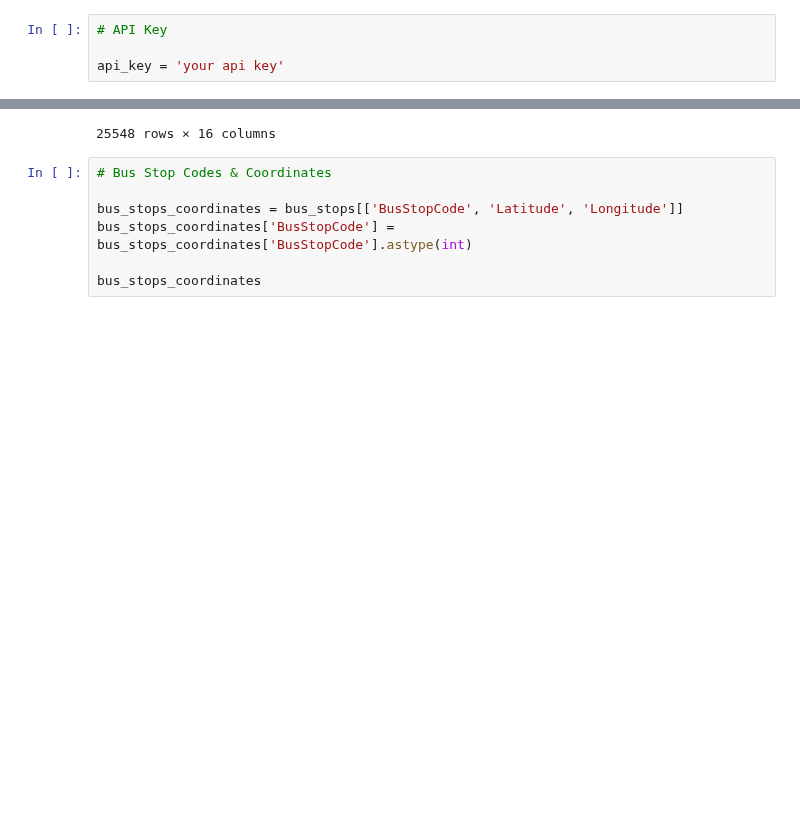
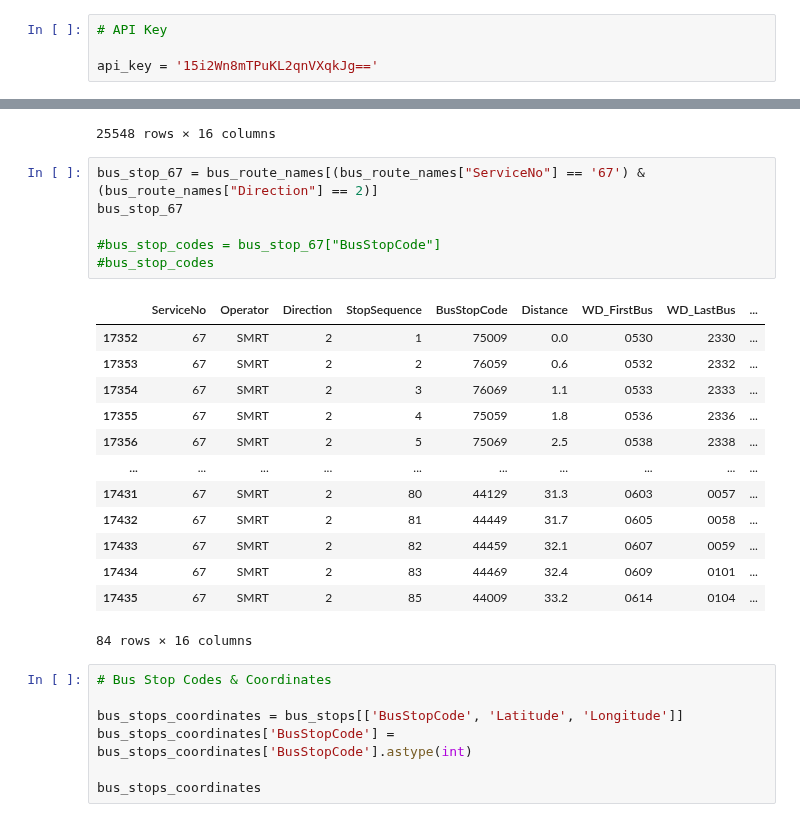
Before and after one commit to Yutingggggggg/dsa4264_geospatial, a Jupyter notebook: workingfiles/lta_datamall_data.ipynb, the cells around one changed output, grey strips where cells are left out. Cells and saved outputs as stored; diff of their text form; blank space fills up the shorter version.

```diff
--- a/workingfiles/lta_datamall_data.ipynb
+++ b/workingfiles/lta_datamall_data.ipynb
@@ -42,7 +42,7 @@ def call_api(url, lta_api_key):
 # %%
 # API Key
 
-api_key = 'your api key'
+api_key = '15i2Wn8mTPuKL2qnVXqkJg=='
 # %%
 # Bus Services
 
@@ -119,6 +119,26 @@ bus_route_names
 | 25546 | 9B | SBST | 1 | 28 | 95061 | 10.6 | 0745 | 0821 | ... |
 | 25547 | 9B | SBST | 1 | 29 | 95051 | 11.0 | 0747 | 0823 | ... |
 25548 rows × 16 columns
+# %%
+bus_stop_67 = bus_route_names[(bus_route_names["ServiceNo"] == '67') & (bus_route_names["Direction"] == 2)]
+bus_stop_67
+
+#bus_stop_codes = bus_stop_67["BusStopCode"]
+#bus_stop_codes
+# %% [output]
+|  | ServiceNo | Operator | Direction | StopSequence | BusStopCode | Distance | WD_FirstBus | WD_LastBus | ... |
+| 17352 | 67 | SMRT | 2 | 1 | 75009 | 0.0 | 0530 | 2330 | ... |
+| 17353 | 67 | SMRT | 2 | 2 | 76059 | 0.6 | 0532 | 2332 | ... |
+| 17354 | 67 | SMRT | 2 | 3 | 76069 | 1.1 | 0533 | 2333 | ... |
+| 17355 | 67 | SMRT | 2 | 4 | 75059 | 1.8 | 0536 | 2336 | ... |
+| 17356 | 67 | SMRT | 2 | 5 | 75069 | 2.5 | 0538 | 2338 | ... |
+| ... | ... | ... | ... | ... | ... | ... | ... | ... | ... |
+| 17431 | 67 | SMRT | 2 | 80 | 44129 | 31.3 | 0603 | 0057 | ... |
+| 17432 | 67 | SMRT | 2 | 81 | 44449 | 31.7 | 0605 | 0058 | ... |
+| 17433 | 67 | SMRT | 2 | 82 | 44459 | 32.1 | 0607 | 0059 | ... |
+| 17434 | 67 | SMRT | 2 | 83 | 44469 | 32.4 | 0609 | 0101 | ... |
+| 17435 | 67 | SMRT | 2 | 85 | 44009 | 33.2 | 0614 | 0104 | ... |
+84 rows × 16 columns
 # %%
 # Bus Stop Codes & Coordinates
 
```
Also changed, not shown: parts of 6 cells of this notebook, 1 other file.
